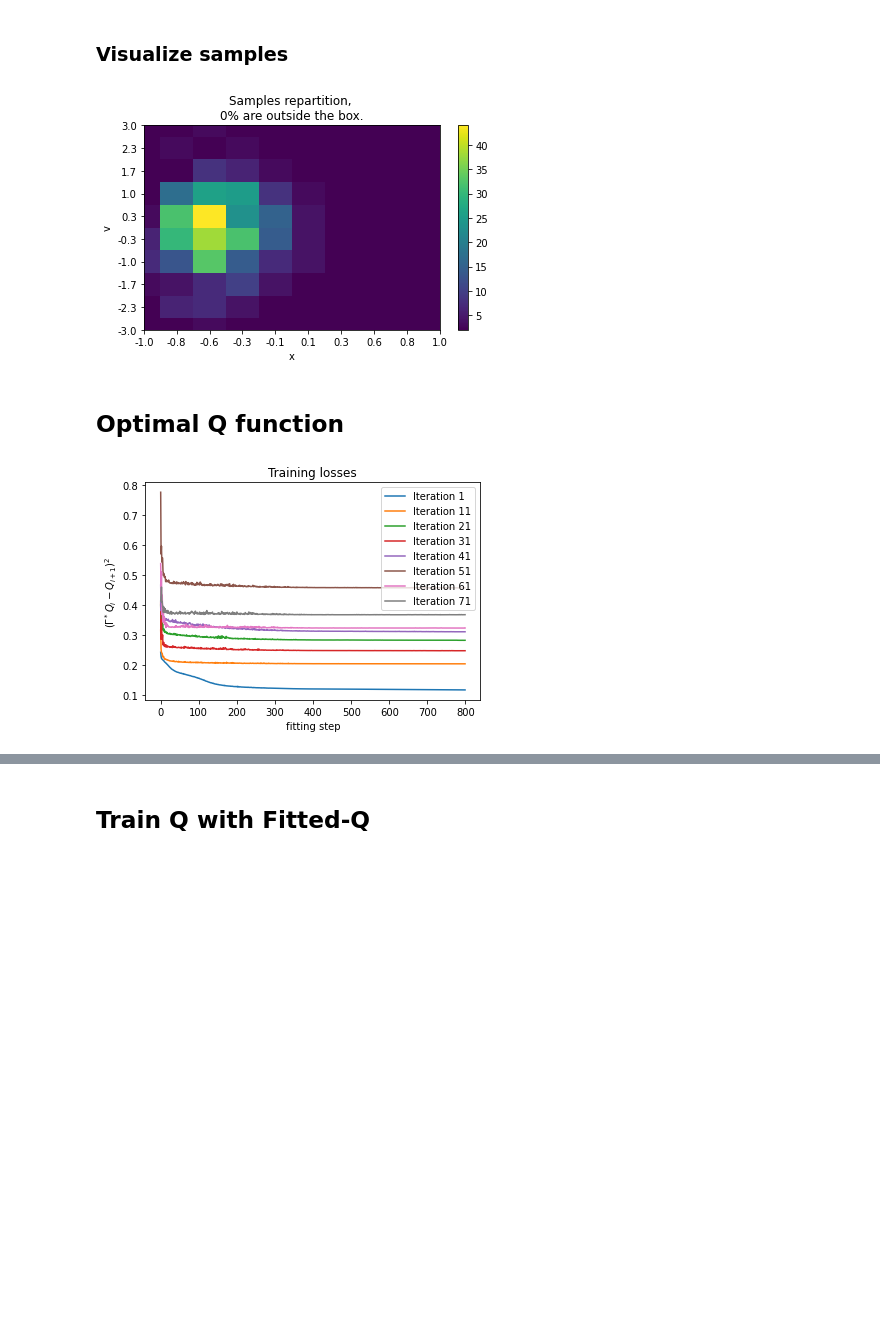
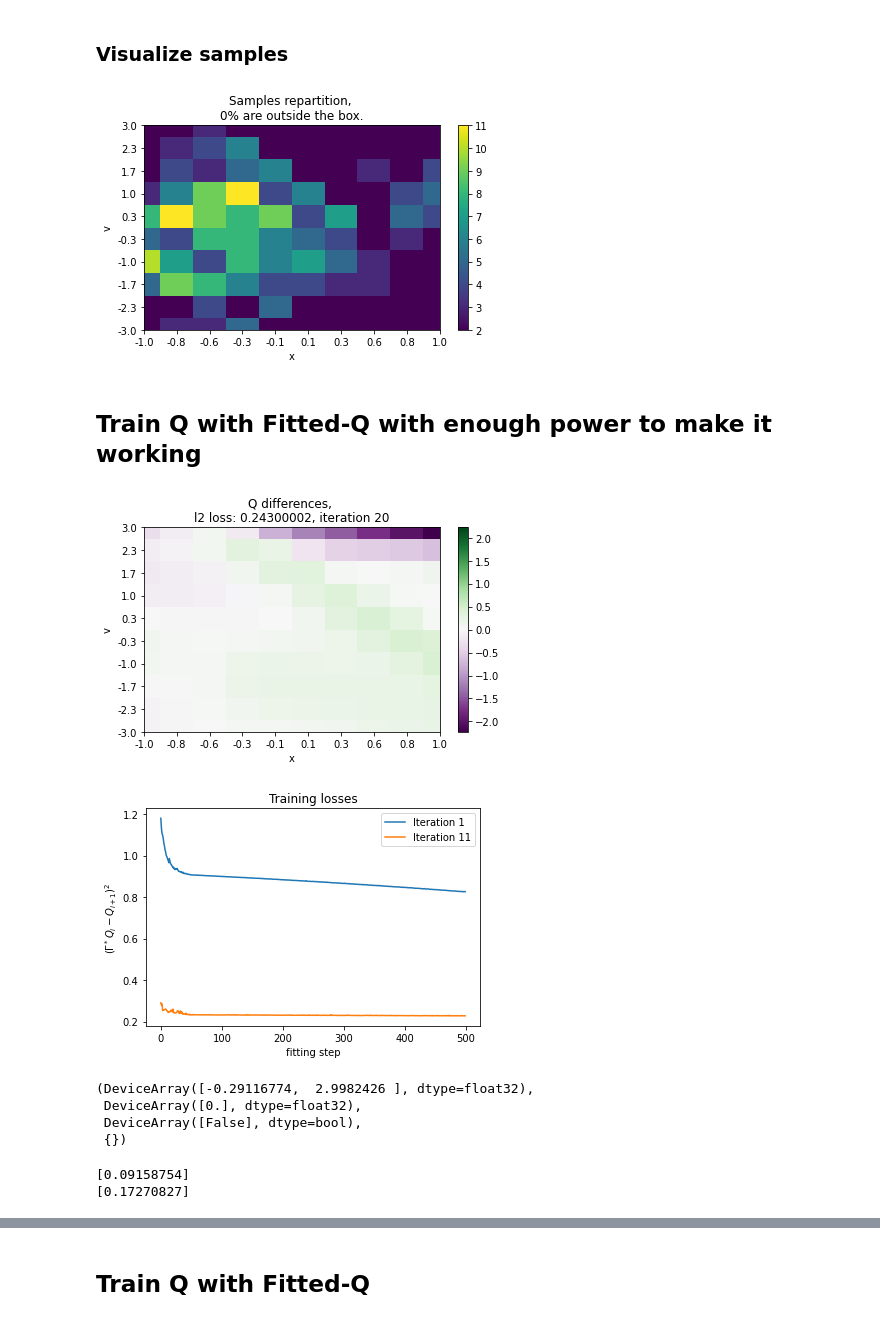
Before and after one commit to theovincent/PBO, a Jupyter notebook: pbo_car_on_hill.ipynb, the cells around one changed output, grey strips where cells are left out. Cells and saved outputs as stored; diff of their text form; code cells hidden in the pictures; blank space fills up the shorter version.

```diff
--- a/pbo_car_on_hill.ipynb
+++ b/pbo_car_on_hill.ipynb
@@ -74,17 +80,15 @@ from pbo.sample_collection.replay_buffer import ReplayBuffer
 
 replay_buffer = ReplayBuffer()
 
-n_samples = n_states_x * n_states_v * n_actions
-
-for state_x in states_x:
-    for state_v in states_v:
+for state_x in jnp.linspace(-max_state_x, max_state_x, n_states_x):
+    for state_v in jnp.linspace(-max_state_v, max_state_v, n_states_v):
         state = jnp.array([state_x, state_v])
 
         for action in jnp.arange(n_actions):
             env.reset(state)
-            next_state, reward, _, _ = env.step(jnp.array([action]))
+            next_state, reward, absorbing, _ = env.step(jnp.array([action]))
 
-            replay_buffer.add(state, jnp.array([action]), reward, next_state)
+            replay_buffer.add(state, jnp.array([action]), reward, next_state, absorbing)
 
 env.reset()
 for idx_sample in range(n_uniform_samples):
@@ -93,12 +97,13 @@ for idx_sample in range(n_uniform_samples):
         action = jnp.array([0])
     else:
         action = jnp.array([1])
-    next_state, reward, absording, _ = env.step(action)
+    next_state, reward, absorbing, _ = env.step(action)
 
-    replay_buffer.add(env.state, action, reward, next_state)
+    replay_buffer.add(env.state, action, reward, next_state, absorbing)
 
-    if absording:
-        env.reset()
+    if absorbing:
+        sample_key, key = jax.random.split(sample_key)
+        env.reset(jax.random.uniform(key, (2,), minval=jnp.array([-max_pos_margin, -max_velocity_margin]), maxval=jnp.array([max_pos_margin, max_velocity_margin])))
 
 replay_buffer.cast_to_jax_array()
 # %% [markdown]
@@ -109,67 +114,90 @@ from pbo.utils.two_dimesions_mesh import TwoDimesionsMesh
 
 
 samples_count, n_outside_boxes = count_samples(replay_buffer.states[:, 0], replay_buffer.states[:, 1], states_x_boxes, states_v_boxes)
-samples_visu_mesh = TwoDimesionsMesh(states_x, states_v, sleeping_time=0, axis_equal=False)
+samples_visu_mesh = TwoDimesionsMesh(states_x_visu, states_v_visu, sleeping_time=0, axis_equal=False)
 
 samples_visu_mesh.set_values(samples_count, zeros_to_nan=True)
 samples_visu_mesh.show(
     f"Samples repartition, \n{int(100 * n_outside_boxes / n_samples)}% are outside the box.", xlabel="x", ylabel="v"
 )
 # %% [output]
-[figure, old version]
+[figure, new version]
-# %% [markdown]
-## Optimal Q function
+# %% [markdown]
+## Train Q with Fitted-Q with enough power to make it working
 # %%
 import matplotlib.pyplot as plt
-from tqdm.notebook import tqdm
 
 from pbo.sample_collection.dataloader import SampleDataLoader
 from pbo.networks.learnable_q import FullyConnectedQ
 
 
-max_bellman_iterations_optimal = 80
-fitting_steps_q_optimal = 800
+max_bellman_iterations_best = 20
+fitting_steps_q_best = 500
+n_samples_best = n_samples
 
-data_loader_samples = SampleDataLoader(replay_buffer, n_samples, shuffle_key)
-q_optimal = FullyConnectedQ(
+data_loader_samples = SampleDataLoader(replay_buffer, n_samples_best, shuffle_key)
+q_best = FullyConnectedQ(
     state_dim=2,
     action_dim=1,
     continuous_actions=False,
     n_actions_on_max=n_actions,
     action_range_on_max=None,
     gamma=gamma,
     network_key=q_network_key,
     random_weights_range=None,
     random_weights_key=random_weights_key,
-    learning_rate={"first": 0.01, "last": 0.0005, "duration": fitting_steps_q_optimal},
+    learning_rate={"first": 0.01, "last": 0.0005, "duration": fitting_steps_q_best},
     layers_dimension=layers_dimension,
     zero_initializer=True,
 )
 
-l2_losses = np.ones((max_bellman_iterations_optimal, fitting_steps_q_optimal)) * np.nan
+q_visu_mesh = TwoDimesionsMesh(states_x_visu, states_v_visu, sleeping_time=0, axis_equal=False, zero_centered=True)
+l2_losses = np.ones((max_bellman_iterations_best, fitting_steps_q_best)) * np.nan
 
-for bellman_iteration in tqdm(range(max_bellman_iterations_optimal)):
-    params_target = q_optimal.params
-    q_optimal.reset_optimizer()
+for bellman_iteration in range(max_bellman_iterations_best):
+    params_target = q_best.params
+    q_best.reset_optimizer()
 
-    for step in range(fitting_steps_q_optimal):
+    for step in range(fitting_steps_q_best):
         cumulative_l2_loss = 0
 
         data_loader_samples.shuffle()
         for batch_samples in data_loader_samples:
-            q_optimal.params, q_optimal.optimizer_state, l2_loss = q_optimal.learn_on_batch(q_optimal.params, params_target, q_optimal.optimizer_state, batch_samples)
+            q_best.params, q_best.optimizer_state, l2_loss = q_best.learn_on_batch(q_best.params, params_target, q_best.optimizer_state, batch_samples)
             cumulative_l2_loss += l2_loss
 
         l2_losses[bellman_iteration, step] = cumulative_l2_loss
 
+    diff_q = env.diff_q_mesh(q_best, states_x_visu, states_v_visu)
 
-for bellman_iteration in range(0, max_bellman_iterations_optimal, 10):
+    q_visu_mesh.set_values(diff_q)
+    q_visu_mesh.show(f"Q differences, \nl2 loss: {str(jnp.round(cumulative_l2_loss, 3))}, iteration {bellman_iteration + 1}", xlabel="x", ylabel="v")
+
+
+for bellman_iteration in range(0, max_bellman_iterations_best, 10):
     plt.plot(l2_losses[bellman_iteration], label=f"Iteration {bellman_iteration + 1}")
 
 plt.legend()
 plt.xlabel("fitting step")
 plt.ylabel(r"$(\Gamma^*Q_i - Q_{i +  1})^2$")
 plt.title("Training losses")
 plt.show()
 # %% [output]
-[figure, old version]
+[figure, new version]
+[figure, added]
+# %%
+state = jnp.array([-0.6, 2.9])
+env.reset(state)
+
+env.step(jnp.array([1]))
+# %% [output]
+(DeviceArray([-0.29116774,  2.9982426 ], dtype=float32),
+ DeviceArray([0.], dtype=float32),
+ DeviceArray([False], dtype=bool),
+ {})
+# %%
+print(q_best(q_best.params, state, jnp.array([0])))
+print(q_best(q_best.params, state, jnp.array([1])))
+# %% [output]
+[0.09158754]
+[0.17270827]
```
Also changed, not shown: parts of 15 cells of this notebook, 5 other files.
